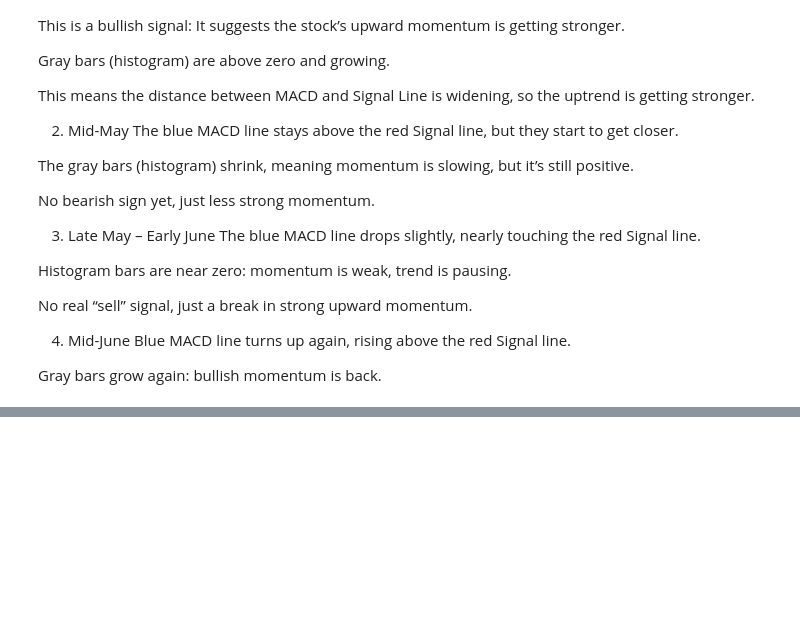
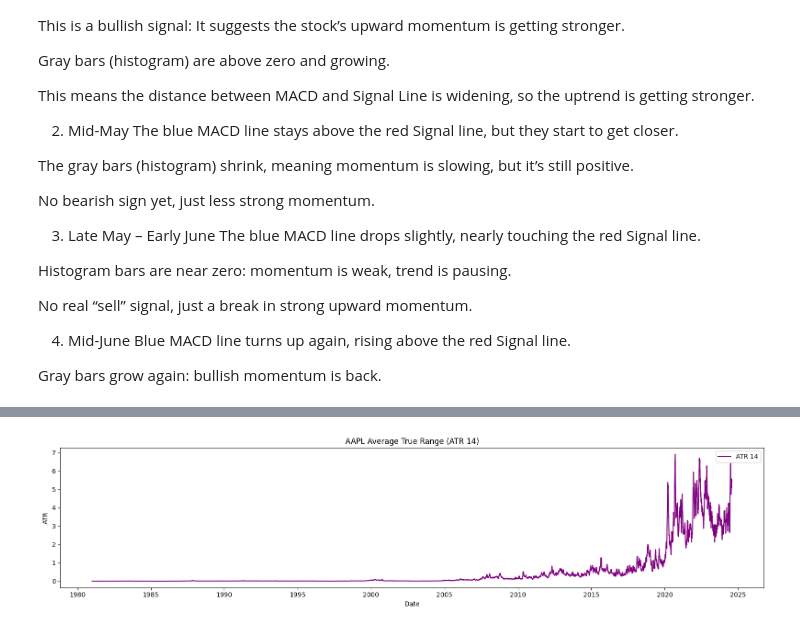
Before and after one commit to sumeyaaaa/analysis-of-financial-news-data, a Jupyter notebook: notebooks/task_2/AAPL_load_analysis.ipynb, the cells around one changed output, grey strips where cells are left out. Drawn from its saved outputs; the diff is of its cells as text; code cells hidden in the pictures; blank space fills up the shorter version.

```diff
--- a/notebooks/task_2/AAPL_load_analysis.ipynb
+++ b/notebooks/task_2/AAPL_load_analysis.ipynb
@@ -352,0 +438,7 @@ Gray bars grow again: bullish momentum is back.
+# %%
+from src.ATR import plot_atr
+
+# For Apple (AAPL)
+plot_atr(df_aapl, window=14, stock_name='AAPL')
+# %% [output]
+[figure, added]
```
Also changed, not shown: parts of 6 cells of this notebook, 13 other files.
